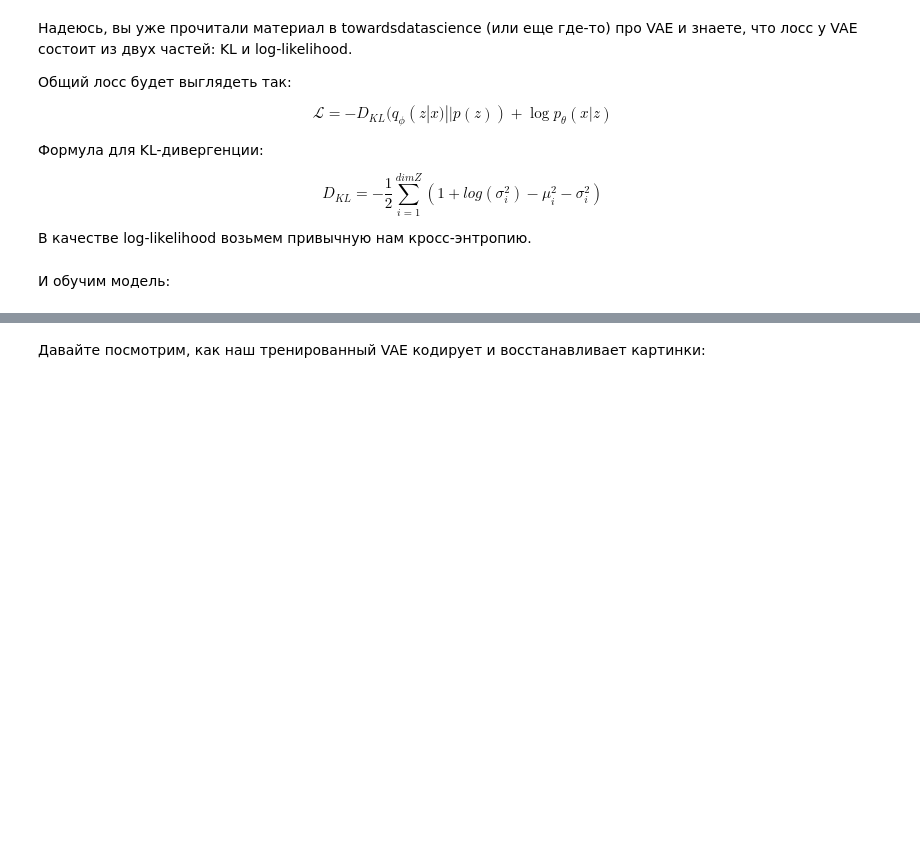
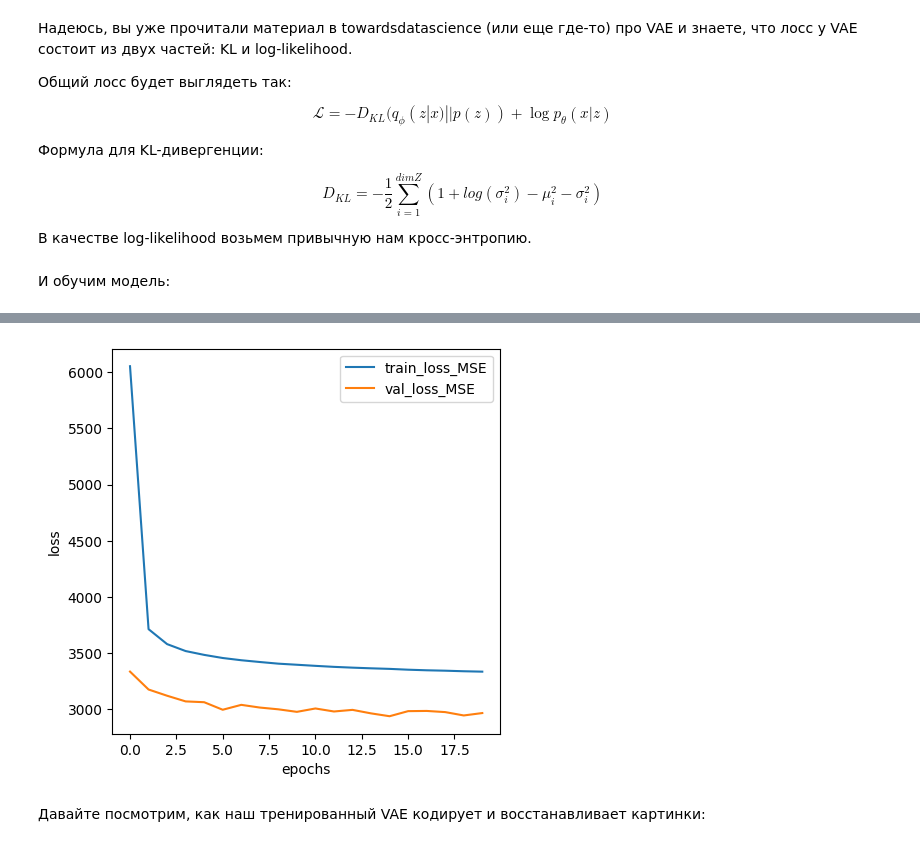
Before and after one commit to TimeNtWait/School, a Jupyter notebook: dls/part1_lesson_18_generative_GAN_VAE/2023 [hw] autoencoders_Ivan_Chernykh.ipynb, the cells around one changed output, grey strips where cells are left out. Cells and saved outputs as stored; diff of their text form; code cells hidden in the pictures; blank space fills up the shorter version.

```diff
--- a/dls/part1_lesson_18_generative_GAN_VAE/2023 [hw] autoencoders_Ivan_Chernykh.ipynb
+++ b/dls/part1_lesson_18_generative_GAN_VAE/2023 [hw] autoencoders_Ivan_Chernykh.ipynb
@@ -718,2 +811,14 @@ optimizer = <Ваш любимый оптимизатор>
+# %%
+# MSE лосс
+mse_loss, val_mse_loss = zip(*history)
+plt.figure(figsize=(5, 5))
+plt.plot(mse_loss, label="train_loss_MSE")
+plt.plot(val_mse_loss, label="val_loss_MSE")
+plt.legend(loc='best')
+plt.xlabel("epochs")
+plt.ylabel("loss")
+plt.show()
+# %% [output]
+[figure, added]
 # %% [markdown]
 Давайте посмотрим, как наш тренированный VAE кодирует и восстанавливает картинки:
```
Also changed, not shown: parts of 25 cells of this notebook, 1 other file.
